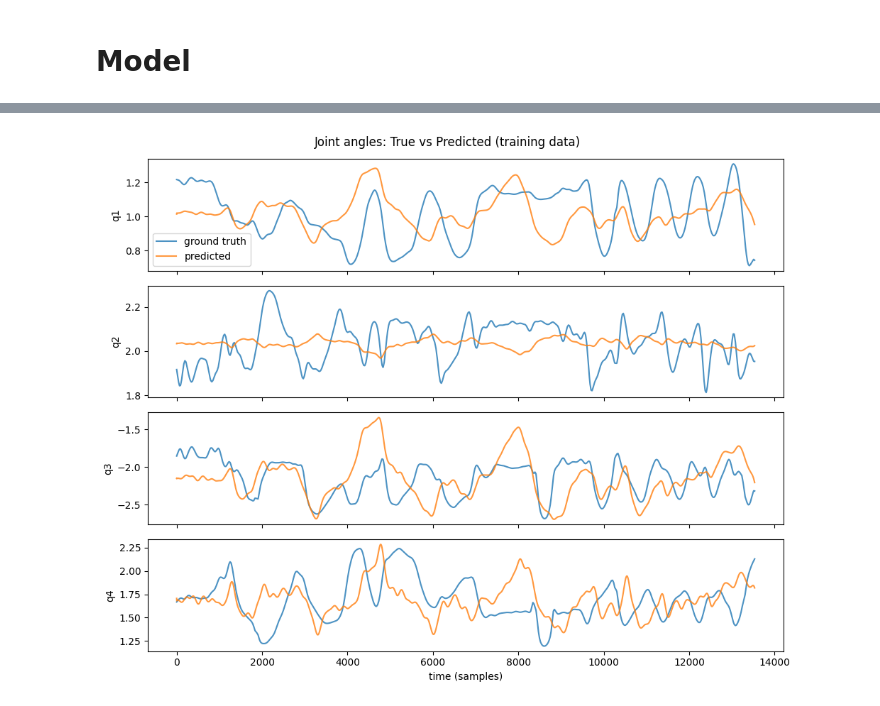
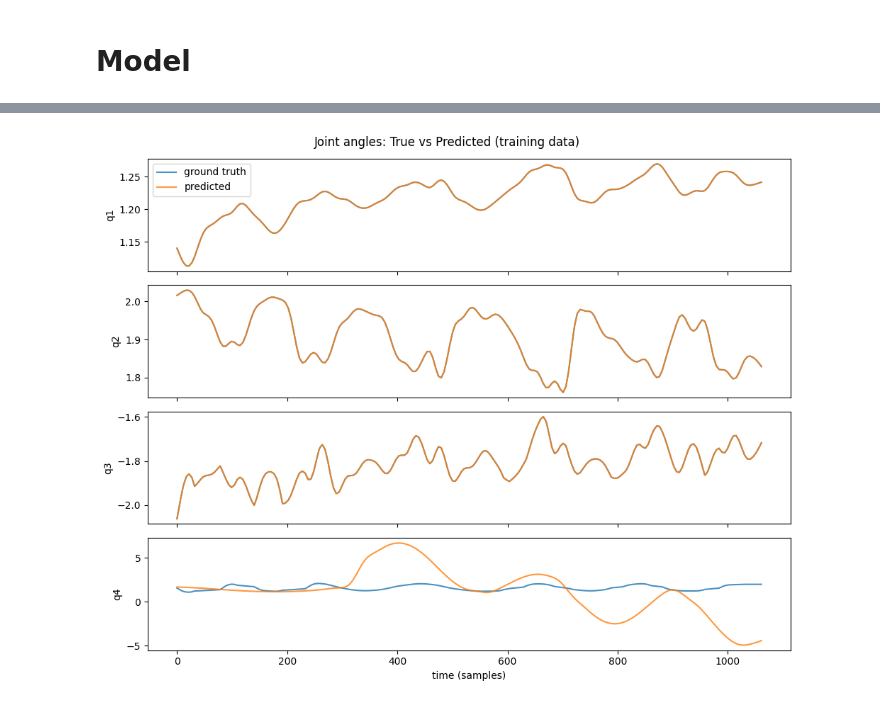
Before and after one commit to hayyazul/BCI-Data-Processing, a Jupyter notebook: bci_data_analysis.ipynb, the cells around one changed output, grey strips where cells are left out. Drawn from its saved outputs; the diff is of its cells as text; code cells hidden in the pictures.

```diff
--- a/bci_data_analysis.ipynb
+++ b/bci_data_analysis.ipynb
@@ -1222,22 +1321,26 @@ Z range: [-0.712, 0.462],  std per col: [0.276 0.218]
 # %%
-# Cell: Fit LSSM on the whole episode (bias check)
+import cProfile
+import io
+import pstats
+
+# Profile your function
+# profiler = cProfile.Profile()
+
+# Save to file
 # LSSM code must be defined above (your provided block)
 
 # Choose state dimension (try 4, increase if needed)
-d = 4
-model = LSSM(state_dim=d, input_dim=2, output_dim=2)
-'''
-# Standardize Z
-Z_mean = Z.mean(axis=0)
-Z_std = Z.std(axis=0) + 1e-8
-Z_norm = (Z - Z_mean) / Z_std
-'''
+d = 16
+
+model = LSSM(state_dim=d, input_dim=2, output_dim=1)
+
 # Fit (the function will internally use U and Z)
 # Fit the model
-model.fit(U, Z, n_burnin=100, alpha=0, n_restarts=10, seed=70)
-
-# Predict and compute loss
-Z_hat = model.predict(U)  # * Z_std + Z_mean
-mse = np.mean((Z_hat - Z) ** 2)
-print(f"Training MSE: {mse:.6f}")
+model.fit(U, Z,
+          n_burnin=0,
+          n_restarts=10,
+          n_polish=3,
+          seed=42,
+          alpha=1e-5,        # mild L2; prevents A from hugging unit circle
+          standardize=True)
 # %% [output]
@@ -1245,11 +1378,13 @@ Training MSE: 0.054046
 # %%
 plt.close()
 fig, ax = plt.subplots(Z.shape[1], 1, figsize=(12, 6), sharex=True)
+if Z.shape[1] == 1:
+    ax = [ax]
 
 for i in range(Z.shape[1]):
     # PC1
     ax[i].plot(Z[:, i], label=f'True PC{i + 1}', alpha=0.8)
-    ax[i].plot(Z_hat[:, i], label=f'Predicted PC{i + 1}', alpha=0.8)
+    ax[i].plot(0.3 * Z_hat[:, i], label=f'Predicted PC{i + 1}', alpha=0.8)
     ax[i].set_ylabel(f'PC{i + 1}')
     ax[i].legend()
 
@@ -1328,24 +1465,24 @@ U2->Z2: peak corr -0.300 at lag -979
 # %%
 # Cell: Inverse PCA to get joint angles from predictions
-q_hat = pca_joint.inverse_transform(Z_hat)   # back to 4D joint angles
+q_hat = np.hstack([full_joint_data[:, 0:1], full_joint_data[:, 1:2], full_joint_data[:, 2:3], Z_hat]) #  pca_joint.inverse_transform(Z_hat)   # back to 4D joint angles
 # q_hat columns: q1..q4
 
 # Ground truth joint angles from df_model
-q_gt = df_model[joint_cols].values
+q_gt = df_model[['q1', 'q2', 'q3', 'q4']].values
 
 import matplotlib.pyplot as plt
 fig, ax = plt.subplots(4,1,figsize=(10,8), sharex=True)
-for i, col in enumerate(joint_cols):
+for i, col in enumerate(['q1', 'q2', 'q3', 'q4']):
     ax[i].plot(q_gt[:, i], label='ground truth', alpha=0.8)
     ax[i].plot(q_hat[:, i], label='predicted', alpha=0.8)
     ax[i].set_ylabel(col)
 ax[0].legend()
 ax[-1].set_xlabel('time (samples)')
 plt.suptitle('Joint angles: True vs Predicted (training data)')
 plt.tight_layout()
 plt.show()
 # %% [output]
-[figure, old version]
+[figure, new version]
 # %%
 viz = ArmVisualizer(fk_func=forward_kinematics_fixed, L1=L1_FIXED, L2=L2_FIXED)
 
```
Also changed, not shown: parts of 26 cells of this notebook, 1 other file.
